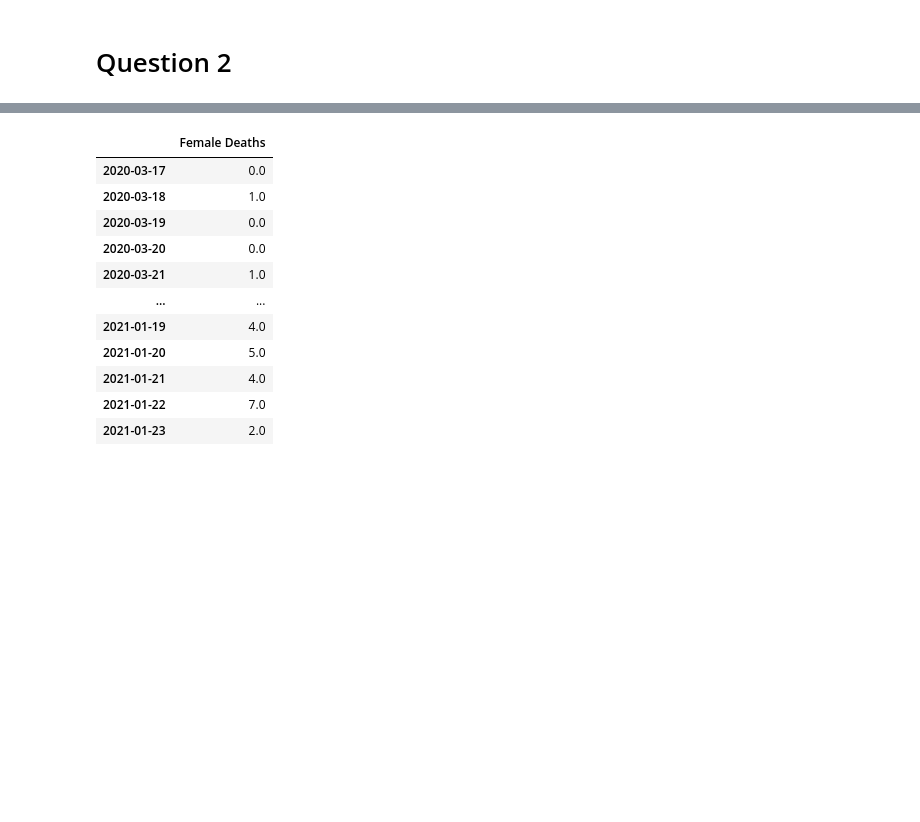
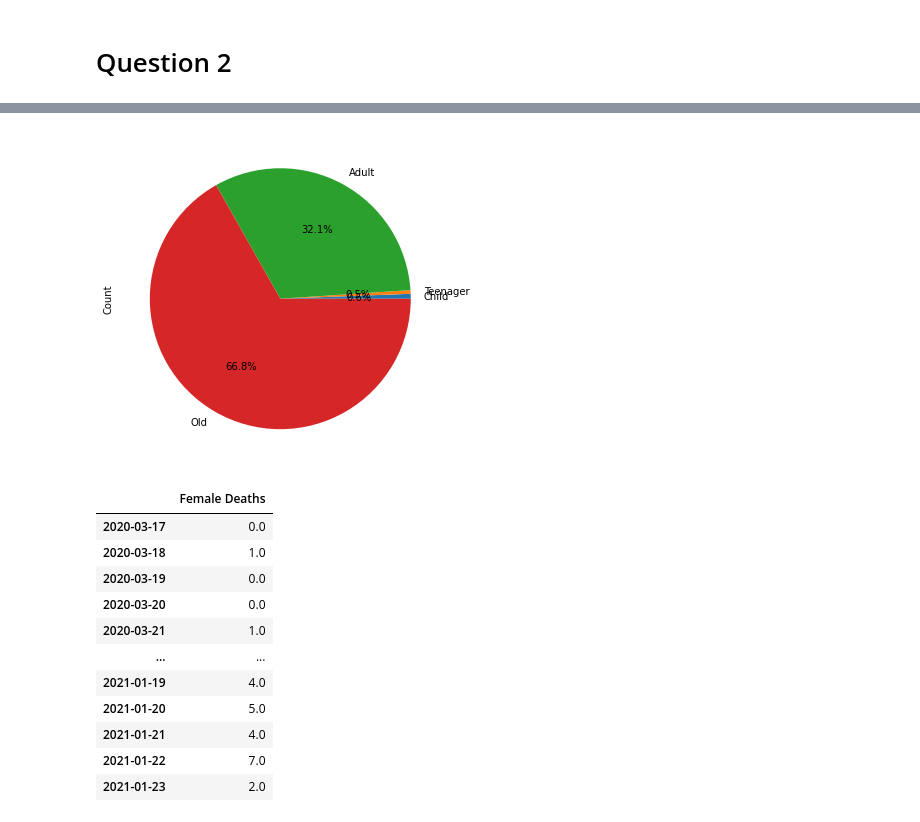
Before and after one commit to hiezam98/covid19, a Jupyter notebook: SDV_MP_HiezamSahdan.ipynb, the cells around one changed output, grey strips where cells are left out. Cells and saved outputs as stored; diff of their text form; code cells hidden in the pictures; blank space fills up the shorter version.

```diff
--- a/SDV_MP_HiezamSahdan.ipynb
+++ b/SDV_MP_HiezamSahdan.ipynb
@@ -266,0 +272,7 @@ plot = pie_df['Age'].plot.pie(y='Gender', figsize=(15,10), autopct='%1.1f%%')
+# %%
+age_pie = pd.DataFrame({'Count': [gender_data['Age'].between(0, 10).sum(),
+                        gender_data['Age'].between(11, 19).sum(),
+                        gender_data['Age'].between(20, 59).sum(),
+                        gender_data['Age'].between(60, 200).sum()]},
+                       index = ['Child', 'Teenager', 'Adult', 'Old'])
+age_pie
@@ -267,3 +285,7 @@ plot = pie_df['Age'].plot.pie(y='Gender', figsize=(15,10), autopct='%1.1f%%')
+# %%
+age_plot = age_pie['Count'].plot.pie(y='Count', figsize=(6,6), autopct='%1.1f%%')
+# %% [output]
+[figure, added]
 # %%
 q2_male2 = pd.DataFrame(q2_male.groupby('Deceased Date')['Gender'].count())
 q2_female2 = pd.DataFrame(q2_female.groupby('Deceased Date')['Gender'].count())
```
Also changed, not shown: parts of 4 cells of this notebook.
